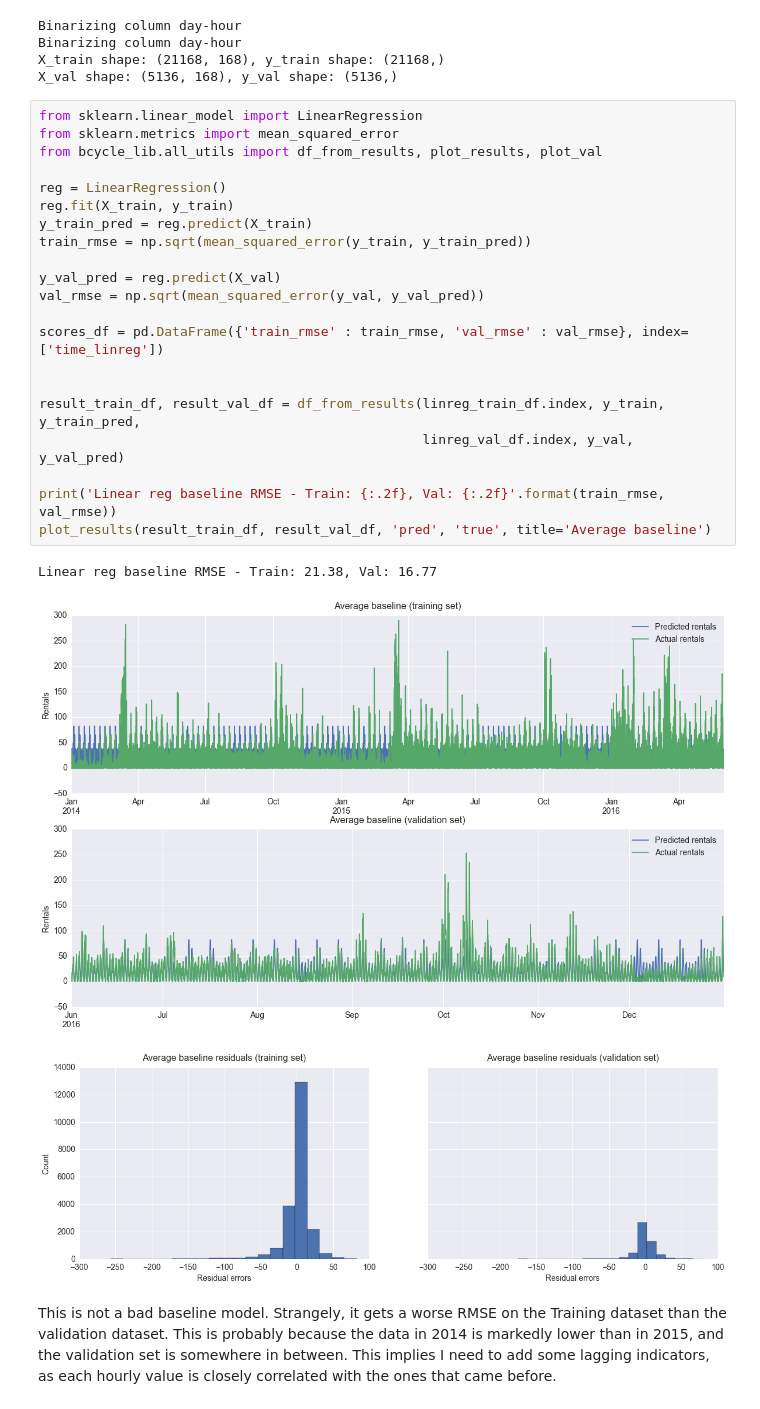
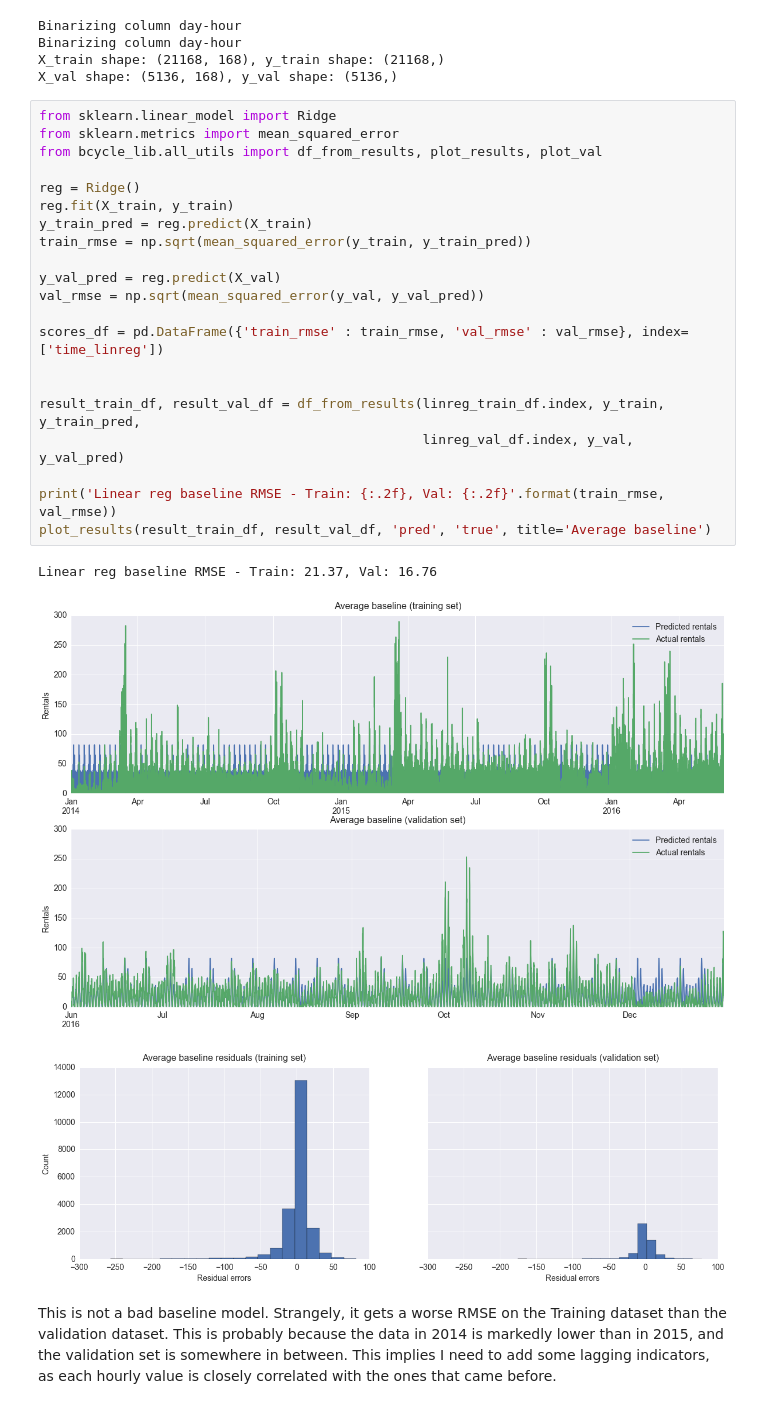
Before and after one commit to timgasser/bcycle-austin, a Jupyter notebook: notebooks/bcycle_all_data_models.ipynb, the cells around one changed output. Cells and saved outputs as stored; diff of their text form.

Commit message:
Got linear models working with time, events, and weather info

```diff
--- a/notebooks/bcycle_all_data_models.ipynb
+++ b/notebooks/bcycle_all_data_models.ipynb
@@ -331,29 +346,29 @@ Binarizing column day-hour
 X_train shape: (21168, 168), y_train shape: (21168,)
 X_val shape: (5136, 168), y_val shape: (5136,)
 # %%
-from sklearn.linear_model import LinearRegression
+from sklearn.linear_model import Ridge
 from sklearn.metrics import mean_squared_error
 from bcycle_lib.all_utils import df_from_results, plot_results, plot_val
 
-reg = LinearRegression()
+reg = Ridge()
 reg.fit(X_train, y_train)
 y_train_pred = reg.predict(X_train)
 train_rmse = np.sqrt(mean_squared_error(y_train, y_train_pred))
 
 y_val_pred = reg.predict(X_val)
 val_rmse = np.sqrt(mean_squared_error(y_val, y_val_pred))
 
 scores_df = pd.DataFrame({'train_rmse' : train_rmse, 'val_rmse' : val_rmse}, index=['time_linreg'])
 
 
 result_train_df, result_val_df = df_from_results(linreg_train_df.index, y_train, y_train_pred,
                                                  linreg_val_df.index, y_val, y_val_pred)
 
 print('Linear reg baseline RMSE - Train: {:.2f}, Val: {:.2f}'.format(train_rmse, val_rmse))
 plot_results(result_train_df, result_val_df, 'pred', 'true', title='Average baseline')
 # %% [output]
-Linear reg baseline RMSE - Train: 21.38, Val: 16.77
+Linear reg baseline RMSE - Train: 21.37, Val: 16.76
-[figure, old version]
+[figure, new version]
 [figure]
 # %% [markdown]
 This is not a bad baseline model. Strangely, it gets a worse RMSE on the Training dataset than the validation dataset. This is probably because the data in 2014 is markedly lower than in 2015, and the validation set is somewhere in between. This implies I need to add some lagging indicators, as each hourly value is closely correlated with the ones that came before.
```
Also changed, not shown: parts of 91 cells of this notebook, 3 other files.
